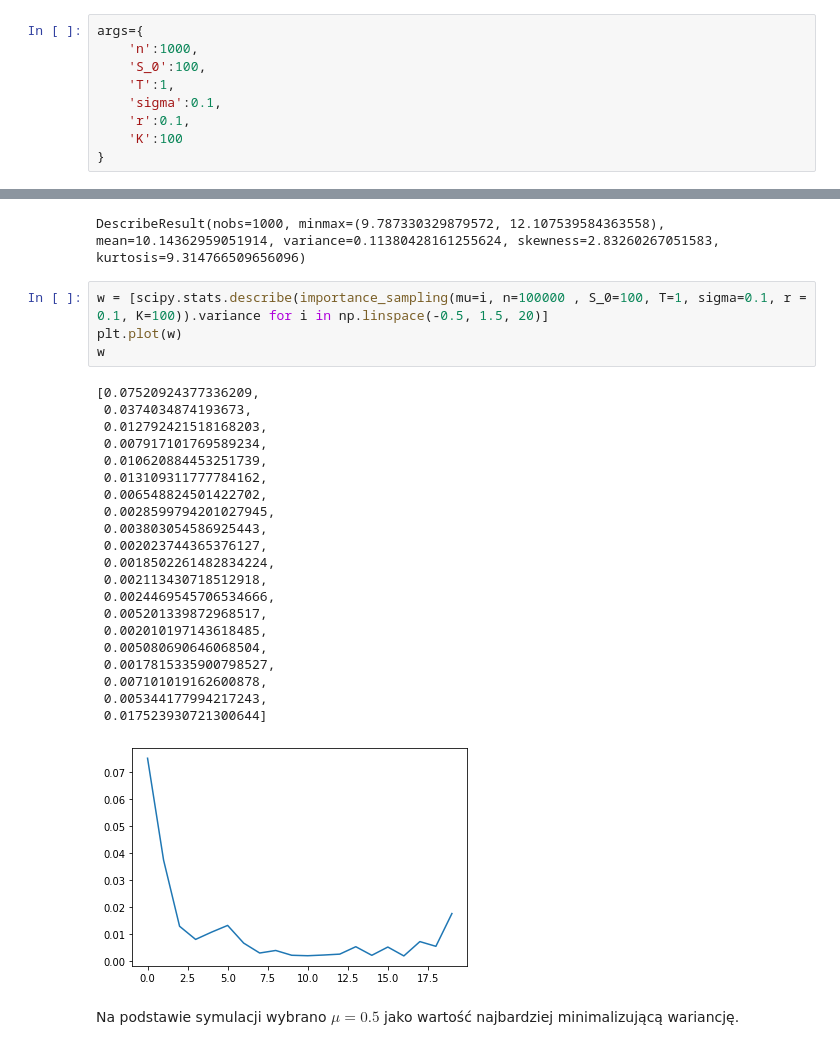
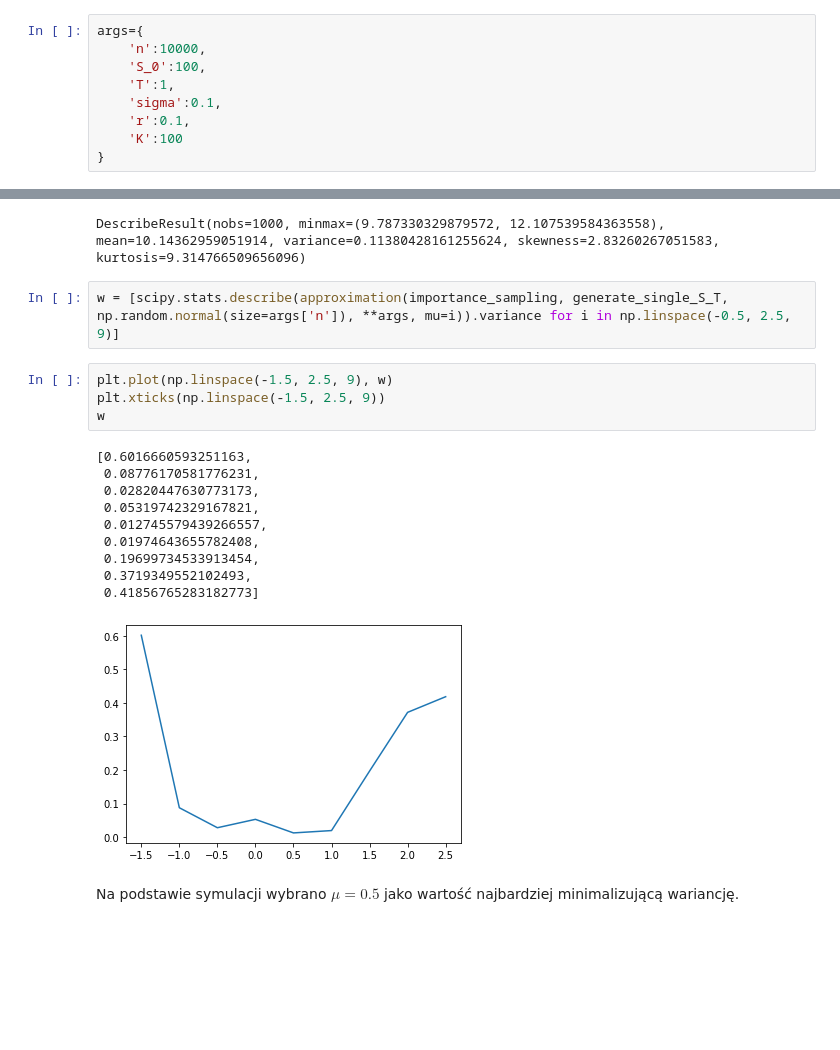
Before and after one commit to stapaw/financial_math, a Jupyter notebook: lab5/lab5.ipynb, the cells around one changed output, grey strips where cells are left out. Drawn from its saved outputs; the diff is of its cells as text; blank space fills up the shorter version.

Commit message:
refactor: sum up of task 2. Chart added.

```diff
--- a/lab5/lab5.ipynb
+++ b/lab5/lab5.ipynb
@@ -177,7 +178,7 @@ plt.show()
 ## Zadanie 2
 # %%
 args={
-    'n':1000,
+    'n':10000,
     'S_0':100,
     'T':1,
     'sigma':0.1,
@@ -319,31 +320,22 @@ scipy.stats.describe(import_sampl)
 # %% [output]
 DescribeResult(nobs=1000, minmax=(9.787330329879572, 12.107539584363558), mean=10.14362959051914, variance=0.11380428161255624, skewness=2.83260267051583, kurtosis=9.314766509656096)
 # %%
-w = [scipy.stats.describe(importance_sampling(mu=i, n=100000 , S_0=100, T=1, sigma=0.1, r = 0.1, K=100)).variance for i in np.linspace(-0.5, 1.5, 20)]
-plt.plot(w)
-w
+w = [scipy.stats.describe(approximation(importance_sampling, generate_single_S_T, np.random.normal(size=args['n']), **args, mu=i)).variance for i in np.linspace(-0.5, 2.5, 9)]
-# %% [output]
-[0.07520924377336209,
- 0.0374034874193673,
- 0.012792421518168203,
- 0.007917101769589234,
- 0.010620884453251739,
- 0.013109311777784162,
- 0.006548824501422702,
- 0.0028599794201027945,
- 0.003803054586925443,
- 0.002023744365376127,
- 0.0018502261482834224,
- 0.002113430718512918,
- 0.0024469545706534666,
- 0.005201339872968517,
- 0.002010197143618485,
- 0.005080690646068504,
- 0.0017815335900798527,
- 0.007101019162600878,
- 0.005344177994217243,
- 0.017523930721300644]
-[figure, removed]
+# %%
+plt.plot(np.linspace(-1.5, 2.5, 9), w)
+plt.xticks(np.linspace(-1.5, 2.5, 9))
+w
+# %% [output]
+[0.6016660593251163,
+ 0.08776170581776231,
+ 0.02820447630773173,
+ 0.05319742329167821,
+ 0.012745579439266557,
+ 0.01974643655782408,
+ 0.19699734533913454,
+ 0.3719349552102493,
+ 0.41856765283182773]
+[figure, added]
 # %% [markdown]
 Na podstawie symulacji wybrano $\mu = 0.5$ jako wartość najbardziej minimalizującą wariancję.
 # %%
```
Also changed, not shown: parts of 7 cells of this notebook.
